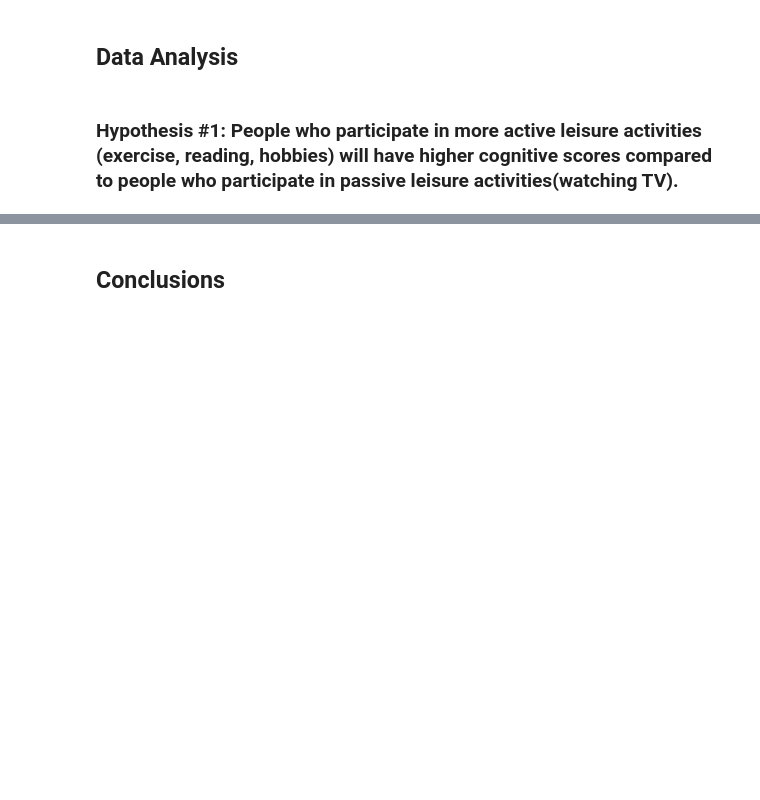
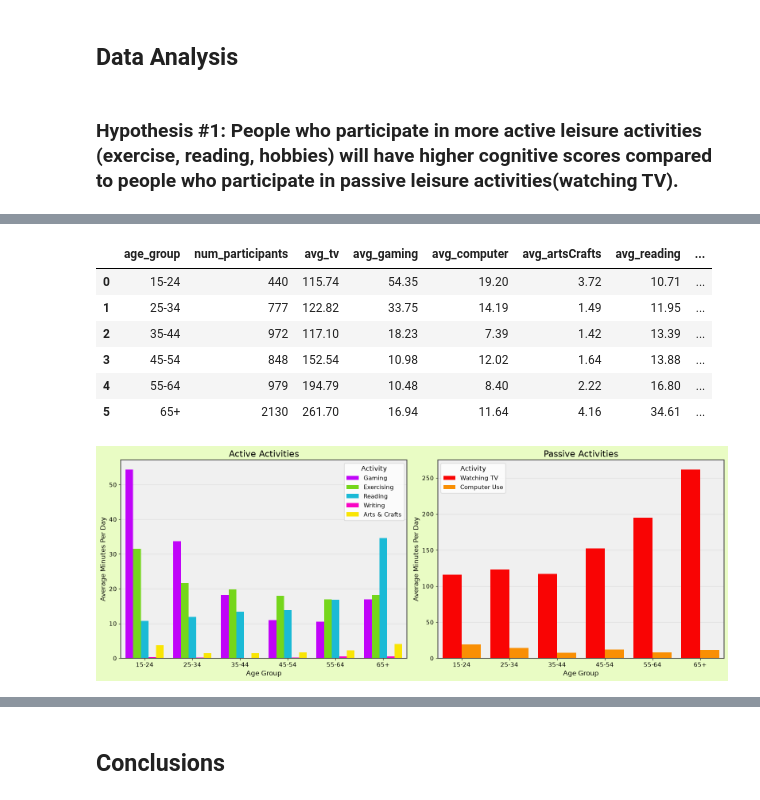
Before and after one commit to rem388/DataSciProject, a Jupyter notebook: Phase4.ipynb, the cells around one changed output, grey strips where cells are left out. Drawn from its saved outputs; the diff is of its cells as text; code cells hidden in the pictures; blank space fills up the shorter version.

```diff
--- a/Phase4.ipynb
+++ b/Phase4.ipynb
@@ -237,0 +256,68 @@ We used consistent age categories across datasets to organize comparisons. Each
+# %%
+#Display ATUS Activity Data
+atus_activity = atus[["age_group", "num_participants", "avg_tv", "avg_gaming", "avg_computer",
+                      "avg_artsCrafts", "avg_reading", "avg_writing", "avg_exercising"]]
+display(atus_activity)
+
+# Plot Passive and Active Activity Participation
+activities = pd.read_csv("data_cleaned/atus_activities.csv")
+age_order = ["15-24", "25-34", "35-44", "45-54", "55-64", "65+"]
+
+fig, (ax_active, ax_passive) = plt.subplots(1, 2, figsize=(16, 6))
+
+activity_palette = {"Gaming": "#c004f9",
+                    "Exercising": "#75d61b",
+                    "Reading": "#1bbad6",
+                    "Writing": "#f904c4",
+                    "Arts & Crafts": "#f9e504",
+                    "Watching TV": "#f90404",
+                    "Computer Use": "#f98f04"}
+
+sns.barplot(data = activities[activities["activity_type"] == "Active"],
+            x = "age_group",
+            y = "avg_minutes",
+            hue = "activity",
+            palette = activity_palette,
+            saturation = 1,
+            order = age_order,
+            errorbar = None,
+            ax = ax_active)
+
+sns.barplot(data = activities[activities["activity_type"] == "Passive"],
+            x = "age_group",
+            y = "avg_minutes",
+            hue = "activity",
+            palette = activity_palette,
+            saturation = 1,
+            order = age_order,
+            errorbar = None,
+            ax = ax_passive)
+
+for ax, title in [(ax_active, "Active Activities"),(ax_passive, "Passive Activities")]:
+    ax.set_title(title, fontsize=16)
+    ax.set_xlabel("Age Group", fontsize=12)
+    ax.set_ylabel("Average Minutes Per Day", fontsize=12)
+    ax.tick_params(axis="both", labelsize=11, rotation=0)
+    ax.set_ylim(bottom = 0)
+    ax.grid(axis = "y", alpha = 0.3)
+    ax.set_axisbelow(True)
+    ax.legend(title="Activity", fontsize=11, title_fontsize=12)
+
+for ax in (ax_active, ax_passive):
+    ax.set_facecolor("#f0f0f0")
+    for spine in ax.spines.values():
+        spine.set_edgecolor("#474747")
+        spine.set_linewidth(1.5)
+fig.patch.set_facecolor("#e9fcc4")
+
+fig.tight_layout()
+plt.show()
+# %% [output]
+|  | age_group | num_participants | avg_tv | avg_gaming | avg_computer | avg_artsCrafts | avg_reading | ... |
+| 0 | 15-24 | 440 | 115.74 | 54.35 | 19.20 | 3.72 | 10.71 | ... |
+| 1 | 25-34 | 777 | 122.82 | 33.75 | 14.19 | 1.49 | 11.95 | ... |
+| 2 | 35-44 | 972 | 117.10 | 18.23 | 7.39 | 1.42 | 13.39 | ... |
+| 3 | 45-54 | 848 | 152.54 | 10.98 | 12.02 | 1.64 | 13.88 | ... |
+| 4 | 55-64 | 979 | 194.79 | 10.48 | 8.40 | 2.22 | 16.80 | ... |
+| 5 | 65+ | 2130 | 261.70 | 16.94 | 11.64 | 4.16 | 34.61 | ... |
+[figure, added]
```
Also changed, not shown: parts of 38 cells of this notebook, 10 other files.
